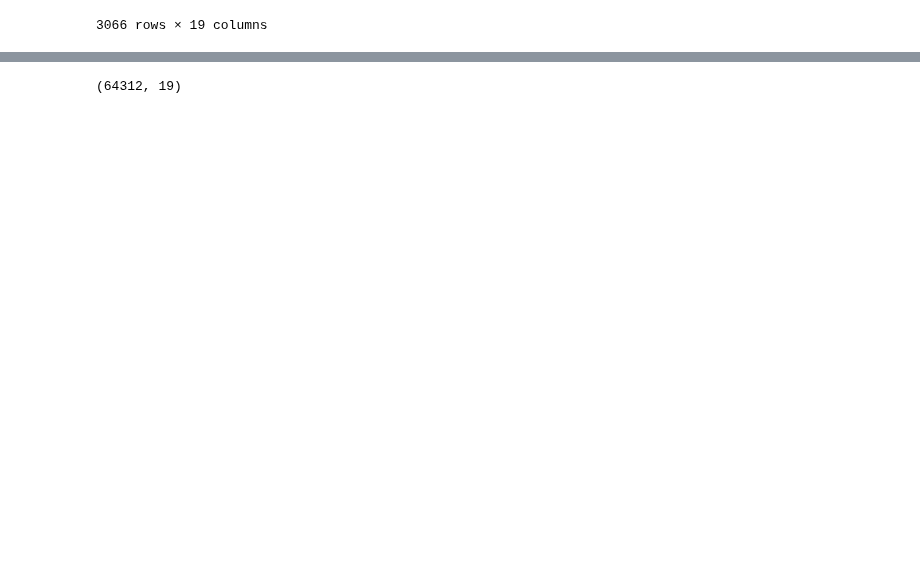
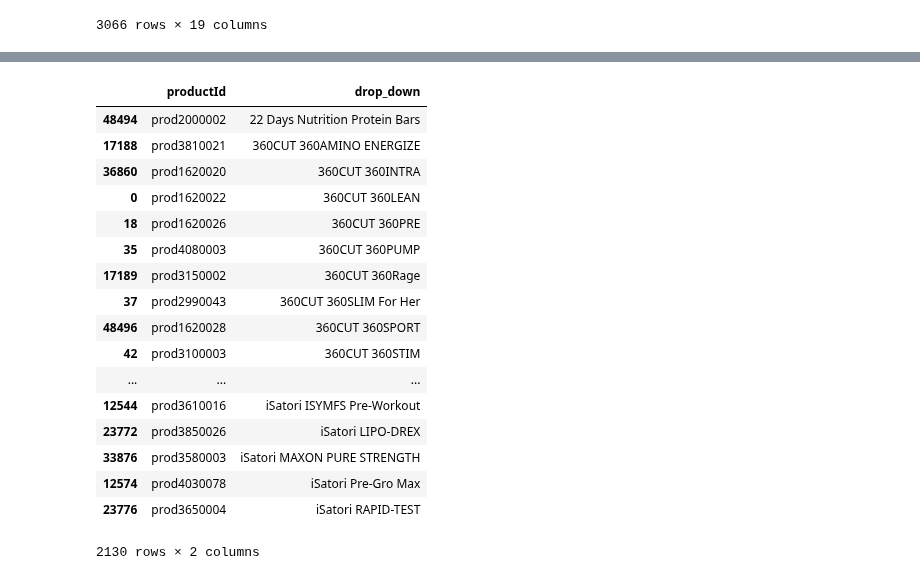
Before and after one commit to bbaltazar/Capstone, a Jupyter notebook: scrap1128.ipynb, the cells around one changed output, grey strips where cells are left out. Drawn from its saved outputs; the diff is of its cells as text; code cells hidden in the pictures; blank space fills up the shorter version.

```diff
--- a/scrap1128.ipynb
+++ b/scrap1128.ipynb
@@ -318,7 +318,3 @@ df[df.userId == 78216192]
 | 63352 | S.A.N. | BRAND_S_A_N_ | rawfusion | prod1110010 | mstindell | 78216192 | 534551560cf2ef431e075508 | 67.0 | 197.0 | 19.0 | ... |
 # %%
 df =df[df.brandName != 'Suits by Amy']
-# %%
-df.shape
-# %% [output]
-(64312, 19)
@@ -324,0 +323,23 @@ df.shape
+# %%
+df2 = pd.read_pickle('rateaproduct.pkl')
+# %%
+df2[df2.productId != 'prod540102']
+# %% [output]
+|  | productId | drop_down |
+| 48494 | prod2000002 | 22 Days Nutrition Protein Bars |
+| 17188 | prod3810021 | 360CUT 360AMINO ENERGIZE |
+| 36860 | prod1620020 | 360CUT 360INTRA |
+| 0 | prod1620022 | 360CUT 360LEAN |
+| 18 | prod1620026 | 360CUT 360PRE |
+| 35 | prod4080003 | 360CUT 360PUMP |
+| 17189 | prod3150002 | 360CUT 360Rage |
+| 37 | prod2990043 | 360CUT 360SLIM For Her |
+| 48496 | prod1620028 | 360CUT 360SPORT |
+| 42 | prod3100003 | 360CUT 360STIM |
+| ... | ... | ... |
+| 12544 | prod3610016 | iSatori ISYMFS Pre-Workout |
+| 23772 | prod3850026 | iSatori LIPO-DREX |
+| 33876 | prod3580003 | iSatori MAXON PURE STRENGTH |
+| 12574 | prod4030078 | iSatori Pre-Gro Max |
+| 23776 | prod3650004 | iSatori RAPID-TEST |
+2130 rows × 2 columns
```
Also changed, not shown: parts of 1 cell of this notebook, 1 other file.
